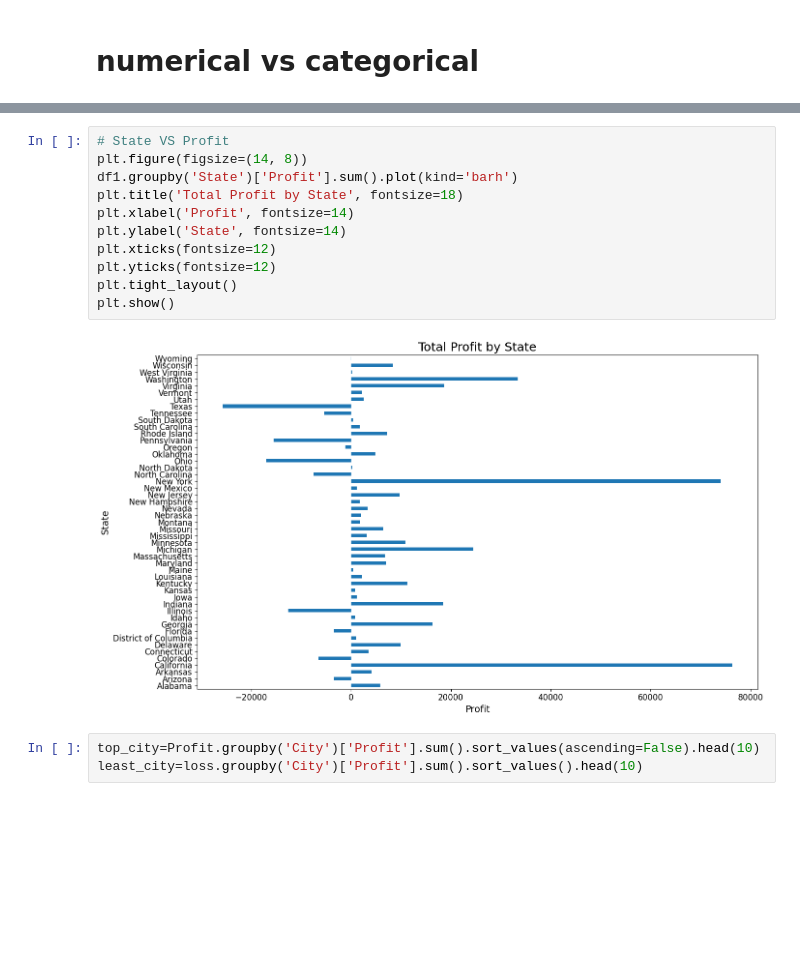
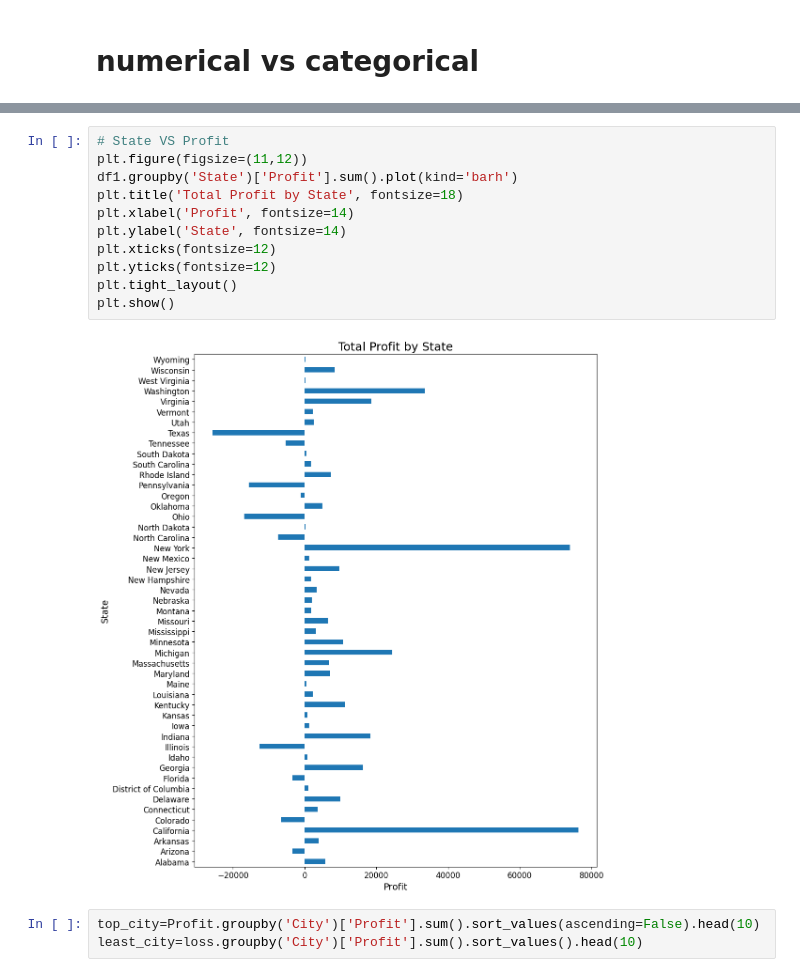
Before and after one commit to anishpandey7659/anis, a Jupyter notebook: superstore.ipynb, the cells around one changed output, grey strips where cells are left out. Drawn from its saved outputs; the diff is of its cells as text; blank space fills up the shorter version.

```diff
--- a/superstore.ipynb
+++ b/superstore.ipynb
@@ -532,16 +532,16 @@ df1.sample()
 # %%
 # State VS Profit
-plt.figure(figsize=(14, 8))
+plt.figure(figsize=(11,12))
 df1.groupby('State')['Profit'].sum().plot(kind='barh')
 plt.title('Total Profit by State', fontsize=18)
 plt.xlabel('Profit', fontsize=14)
 plt.ylabel('State', fontsize=14)
 plt.xticks(fontsize=12)
 plt.yticks(fontsize=12)
 plt.tight_layout()
 plt.show()
 # %% [output]
-[figure, old version]
+[figure, new version]
 # %%
 top_city=Profit.groupby('City')['Profit'].sum().sort_values(ascending=False).head(10)
 least_city=loss.groupby('City')['Profit'].sum().sort_values().head(10)
```
Also changed, not shown: parts of 13 cells of this notebook, 1 other file.
